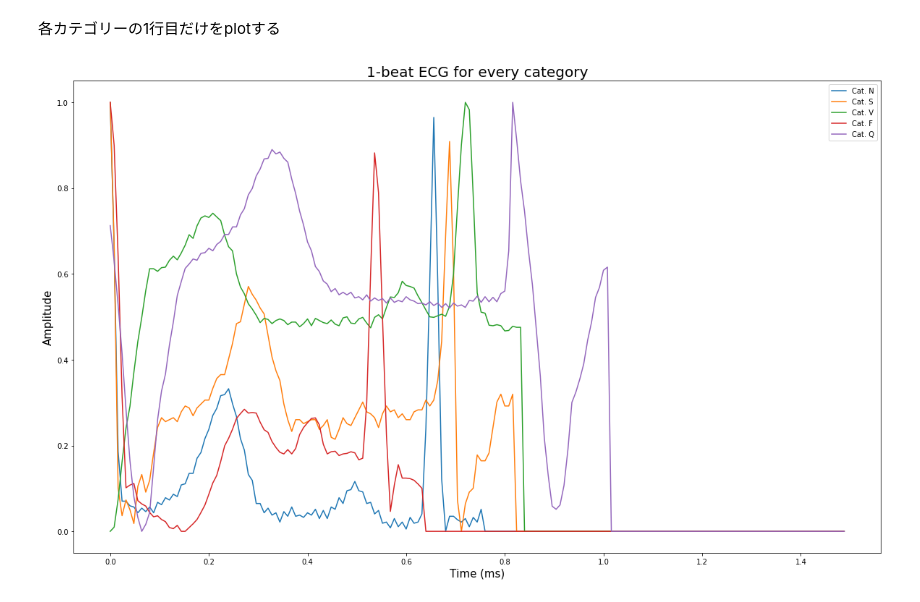
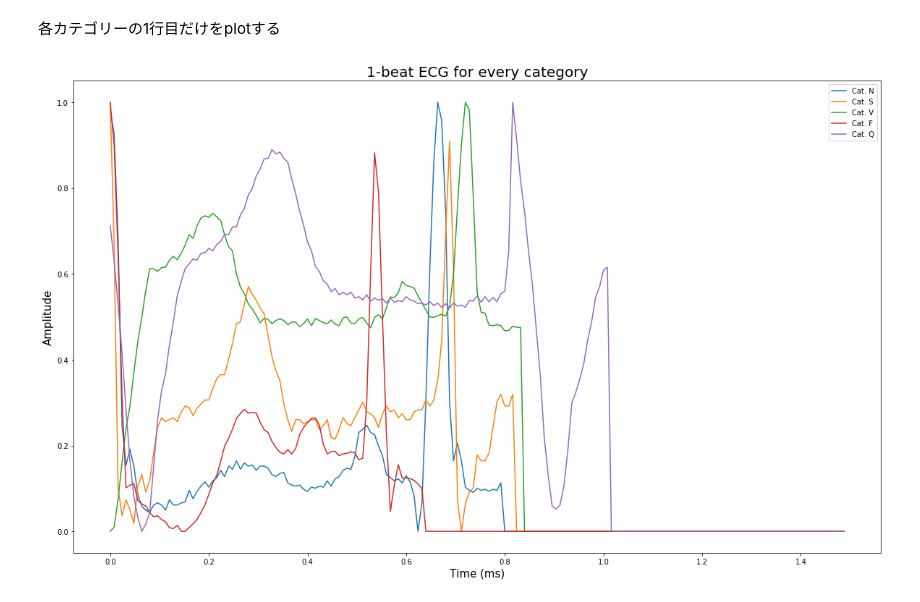
Before and after one commit to oberon18/suai_finaltask, a Jupyter notebook: notebook/ECG_heartbeat_CNN_1D.ipynb, the cells around one changed output. Cells and saved outputs as stored; diff of their text form; code cells hidden in the pictures.

Commit message:
make different with train_data from test_data

```diff
--- a/notebook/ECG_heartbeat_CNN_1D.ipynb
+++ b/notebook/ECG_heartbeat_CNN_1D.ipynb
@@ -51,6 +50,5 @@ trainデータとtestデータを結合する。
 # %%
-df = pd.read_csv("../data/mitbih_train.csv", header=None)
-df2 = pd.read_csv("../data/mitbih_test.csv", header=None)
-df = pd.concat([df, df2], axis=0)
+df_train = pd.read_csv("../data/mitbih_train.csv", header=None)
+df_test = pd.read_csv("../data/mitbih_test.csv", header=None)
 # %% [markdown]
 データの中身を調べる。
@@ -95,0 +125,8 @@ del M
+# %%
+M_train = df_train.values
+X_train = M_train[:, :-1]
+y_train = M_train[:, -1].astype(int)
+
+M_test = df_test.values
+X_test = M_test[:, :-1]
+y_test = M_test[:, -1].astype(int)
@@ -102,26 +144,26 @@ del M
 
 ※flatten関数は配列データを平坦にする
 # %%
-C0 = np.argwhere(y == 0).flatten()
-C1 = np.argwhere(y == 1).flatten()
-C2 = np.argwhere(y == 2).flatten()
-C3 = np.argwhere(y == 3).flatten()
-C4 = np.argwhere(y == 4).flatten()
+C0 = np.argwhere(y_train == 0).flatten()
+C1 = np.argwhere(y_train == 1).flatten()
+C2 = np.argwhere(y_train == 2).flatten()
+C3 = np.argwhere(y_train == 3).flatten()
+C4 = np.argwhere(y_train == 4).flatten()
 # %% [markdown]
 各カテゴリーの1行目だけをplotする
 # %%
 x = np.arange(0, 187)*8/1000
 
 plt.figure(figsize=(20,12))
-plt.plot(x, X[C0, :][0], label="Cat. N")
-plt.plot(x, X[C1, :][0], label="Cat. S")
-plt.plot(x, X[C2, :][0], label="Cat. V")
-plt.plot(x, X[C3, :][0], label="Cat. F")
-plt.plot(x, X[C4, :][0], label="Cat. Q")
+plt.plot(x, X_train[C0, :][0], label="Cat. N")
+plt.plot(x, X_train[C1, :][0], label="Cat. S")
+plt.plot(x, X_train[C2, :][0], label="Cat. V")
+plt.plot(x, X_train[C3, :][0], label="Cat. F")
+plt.plot(x, X_train[C4, :][0], label="Cat. Q")
 plt.legend()
 plt.title("1-beat ECG for every category", fontsize=20)
 plt.ylabel("Amplitude", fontsize=15)
 plt.xlabel("Time (ms)", fontsize=15)
 plt.show()
 # %% [output]
-[figure, old version]
+[figure, new version]
```
Also changed, not shown: parts of 12 cells of this notebook.
